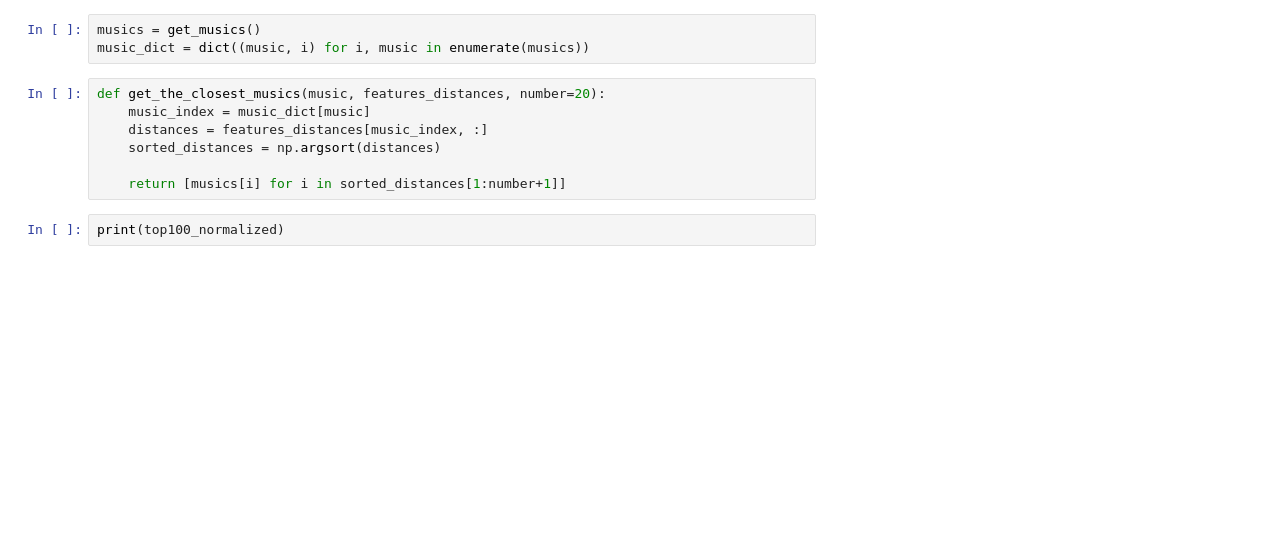
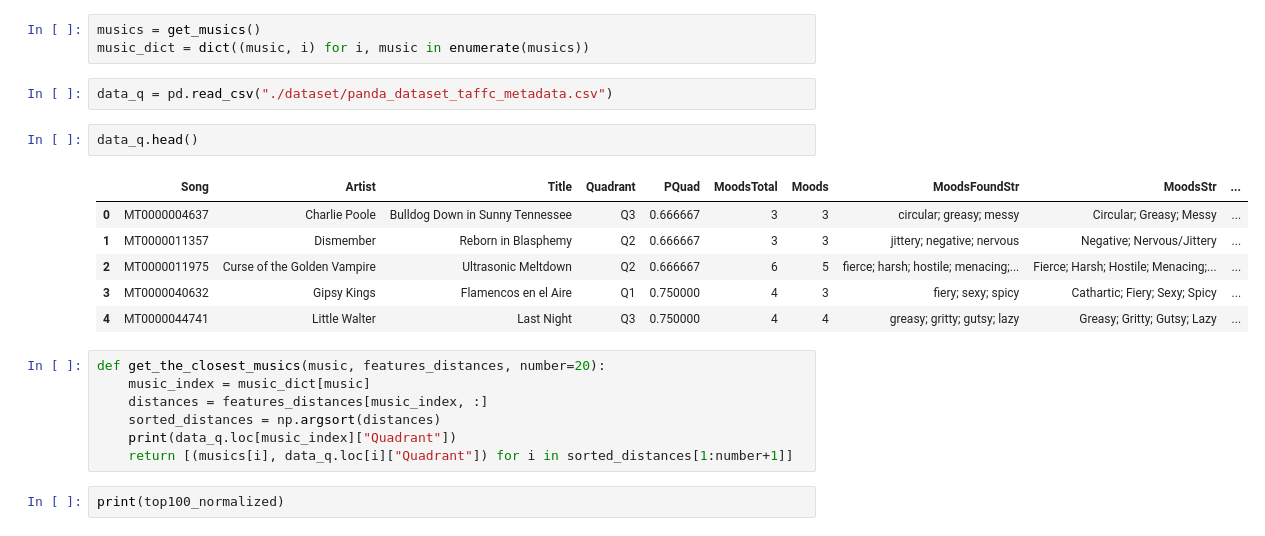
Before and after one commit to SamuelCarinhas/MusicInformationRetrieval, a Jupyter notebook: TP2.ipynb, the cells around one changed output. Saved outputs shown, nothing was run; the diff lists cells and outputs as text; blank space fills up the shorter version.

```diff
--- a/TP2.ipynb
+++ b/TP2.ipynb
@@ -147,13 +147,24 @@ np.savetxt('./features/distances/distance_manhattan100.csv', distance_manhattan1
 # %%
 musics = get_musics()
 music_dict = dict((music, i) for i, music in enumerate(musics))
+# %%
+data_q = pd.read_csv("./dataset/panda_dataset_taffc_metadata.csv")
+# %%
+data_q.head()
+# %% [output]
+|  | Song | Artist | Title | Quadrant | PQuad | MoodsTotal | Moods | MoodsFoundStr | MoodsStr | ... |
+| 0 | MT0000004637 | Charlie Poole | Bulldog Down in Sunny Tennessee | Q3 | 0.666667 | 3 | 3 | circular; greasy; messy | Circular; Greasy; Messy | ... |
+| 1 | MT0000011357 | Dismember | Reborn in Blasphemy | Q2 | 0.666667 | 3 | 3 | jittery; negative; nervous | Negative; Nervous/Jittery | ... |
+| 2 | MT0000011975 | Curse of the Golden Vampire | Ultrasonic Meltdown | Q2 | 0.666667 | 6 | 5 | fierce; harsh; hostile; menacing;... | Fierce; Harsh; Hostile; Menacing;... | ... |
+| 3 | MT0000040632 | Gipsy Kings | Flamencos en el Aire | Q1 | 0.750000 | 4 | 3 | fiery; sexy; spicy | Cathartic; Fiery; Sexy; Spicy | ... |
+| 4 | MT0000044741 | Little Walter | Last Night | Q3 | 0.750000 | 4 | 4 | greasy; gritty; gutsy; lazy | Greasy; Gritty; Gutsy; Lazy | ... |
 # %%
 def get_the_closest_musics(music, features_distances, number=20):
     music_index = music_dict[music]
     distances = features_distances[music_index, :]
     sorted_distances = np.argsort(distances)
-
-    return [musics[i] for i in sorted_distances[1:number+1]]
+    print(data_q.loc[music_index]["Quadrant"])
+    return [(musics[i], data_q.loc[i]["Quadrant"]) for i in sorted_distances[1:number+1]]
 # %%
 print(top100_normalized)
 # %% [output]
```
Also changed, not shown: parts of 11 cells of this notebook.
